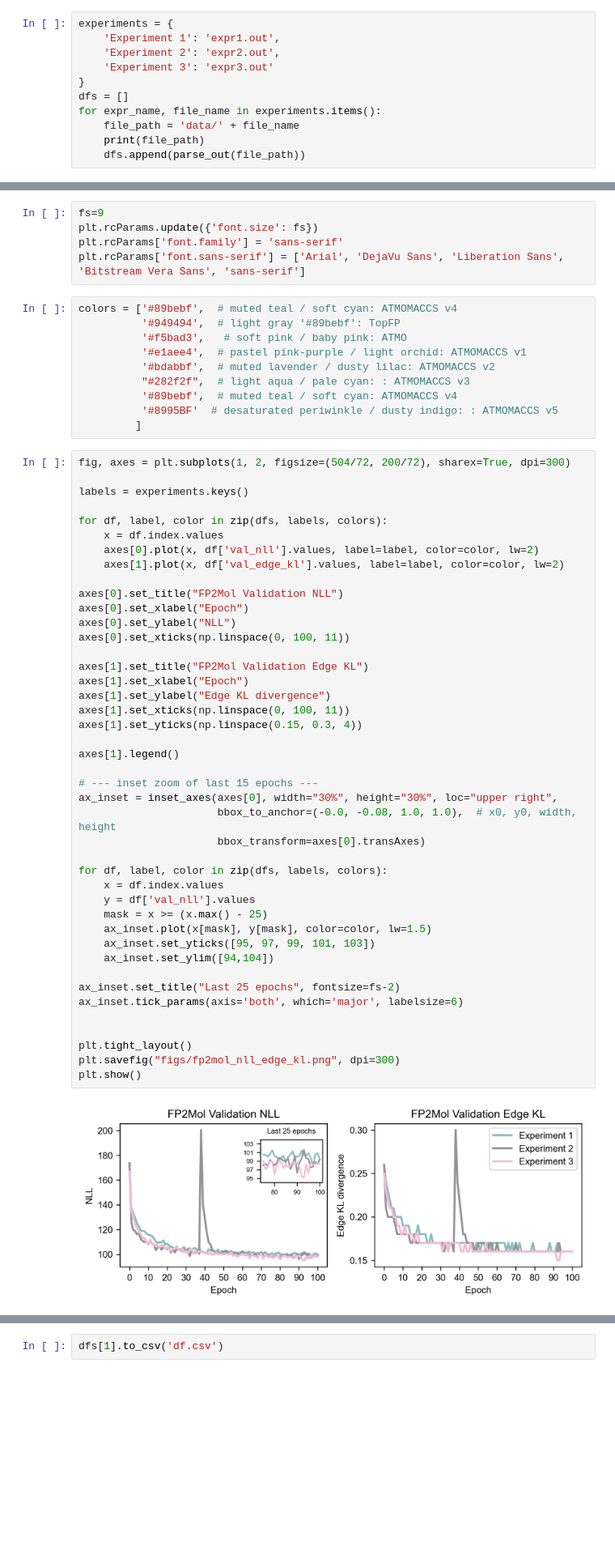
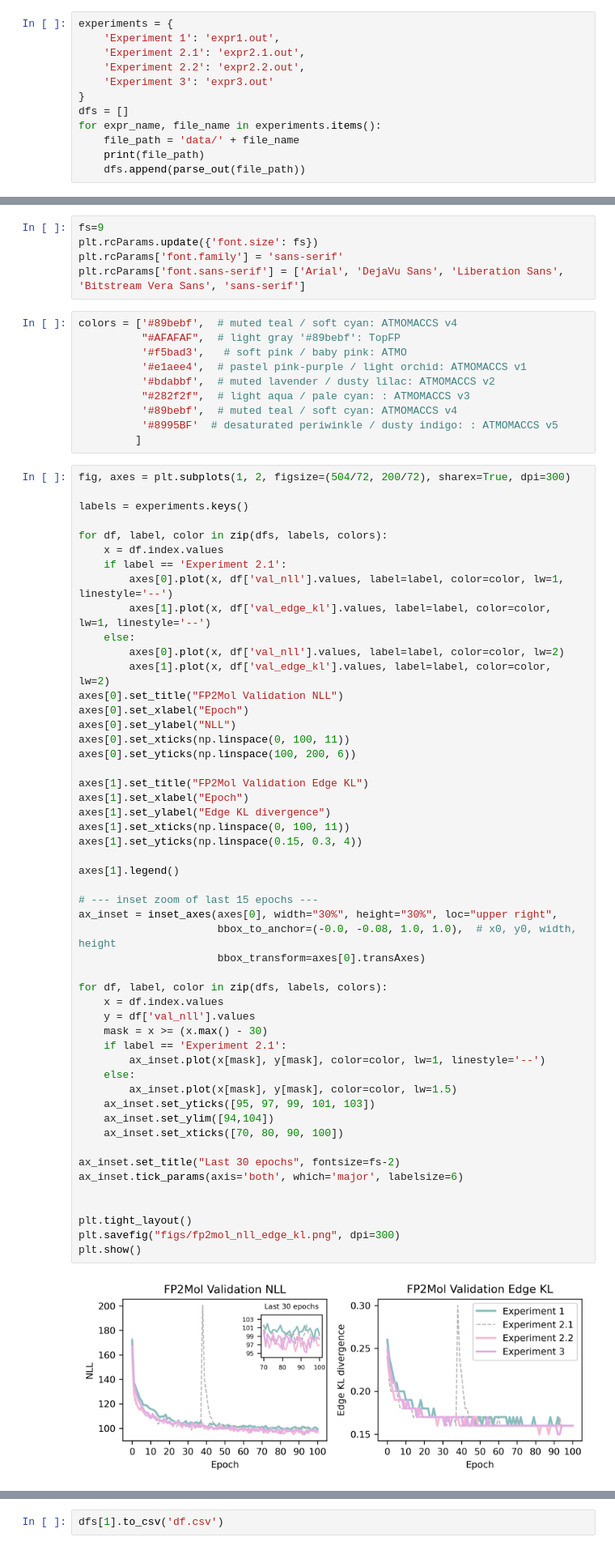
Before and after one commit to kuulia/DiffEIMS, a Jupyter notebook: notebooks/plots_thesis.ipynb, the cells around one changed output, grey strips where cells are left out. Shown at 81% size. Cells and saved outputs as stored; diff of their text form; blank space fills up the shorter version.

```diff
--- a/notebooks/plots_thesis.ipynb
+++ b/notebooks/plots_thesis.ipynb
@@ -44,7 +44,8 @@ def parse_out(file_path: str):
 # %%
 experiments = {
     'Experiment 1': 'expr1.out',
-    'Experiment 2': 'expr2.out',
+    'Experiment 2.1': 'expr2.1.out',
+    'Experiment 2.2': 'expr2.2.out',
     'Experiment 3': 'expr3.out'
 }
 dfs = []
@@ -63,7 +65,7 @@ plt.rcParams['font.family'] = 'sans-serif'
 plt.rcParams['font.sans-serif'] = ['Arial', 'DejaVu Sans', 'Liberation Sans', 'Bitstream Vera Sans', 'sans-serif']
 # %%
 colors = ['#89bebf',  # muted teal / soft cyan: ATMOMACCS v4
-          '#949494',  # light gray '#89bebf': TopFP
+          "#AFAFAF",  # light gray '#89bebf': TopFP
           '#f5bad3',   # soft pink / baby pink: ATMO
           '#e1aee4',  # pastel pink-purple / light orchid: ATMOMACCS v1
           '#bdabbf',  # muted lavender / dusty lilac: ATMOMACCS v2
@@ -78,41 +80,49 @@ labels = experiments.keys()
 
 for df, label, color in zip(dfs, labels, colors):
     x = df.index.values
-    axes[0].plot(x, df['val_nll'].values, label=label, color=color, lw=2)
-    axes[1].plot(x, df['val_edge_kl'].values, label=label, color=color, lw=2)
-
+    if label == 'Experiment 2.1':
+        axes[0].plot(x, df['val_nll'].values, label=label, color=color, lw=1, linestyle='--')
+        axes[1].plot(x, df['val_edge_kl'].values, label=label, color=color, lw=1, linestyle='--')
+    else:
+        axes[0].plot(x, df['val_nll'].values, label=label, color=color, lw=2)
+        axes[1].plot(x, df['val_edge_kl'].values, label=label, color=color, lw=2)
 axes[0].set_title("FP2Mol Validation NLL")
 axes[0].set_xlabel("Epoch")
 axes[0].set_ylabel("NLL")
 axes[0].set_xticks(np.linspace(0, 100, 11))
+axes[0].set_yticks(np.linspace(100, 200, 6))
 
 axes[1].set_title("FP2Mol Validation Edge KL")
 axes[1].set_xlabel("Epoch")
 axes[1].set_ylabel("Edge KL divergence")
 axes[1].set_xticks(np.linspace(0, 100, 11))
 axes[1].set_yticks(np.linspace(0.15, 0.3, 4))
 
 axes[1].legend()
 
 # --- inset zoom of last 15 epochs ---
 ax_inset = inset_axes(axes[0], width="30%", height="30%", loc="upper right",
                       bbox_to_anchor=(-0.0, -0.08, 1.0, 1.0),  # x0, y0, width, height
                       bbox_transform=axes[0].transAxes)
 
 for df, label, color in zip(dfs, labels, colors):
     x = df.index.values
     y = df['val_nll'].values
-    mask = x >= (x.max() - 25)
-    ax_inset.plot(x[mask], y[mask], color=color, lw=1.5)
+    mask = x >= (x.max() - 30)
+    if label == 'Experiment 2.1':
+        ax_inset.plot(x[mask], y[mask], color=color, lw=1, linestyle='--')
+    else:
+        ax_inset.plot(x[mask], y[mask], color=color, lw=1.5)
     ax_inset.set_yticks([95, 97, 99, 101, 103])
     ax_inset.set_ylim([94,104])
+    ax_inset.set_xticks([70, 80, 90, 100])
 
-ax_inset.set_title("Last 25 epochs", fontsize=fs-2)
+ax_inset.set_title("Last 30 epochs", fontsize=fs-2)
 ax_inset.tick_params(axis='both', which='major', labelsize=6)
 
 
 plt.tight_layout()
 plt.savefig("figs/fp2mol_nll_edge_kl.png", dpi=300)
 plt.show()
 # %% [output]
-[figure, old version]
+[figure, new version]
```
Also changed, not shown: parts of 6 cells of this notebook, 2 other files.
